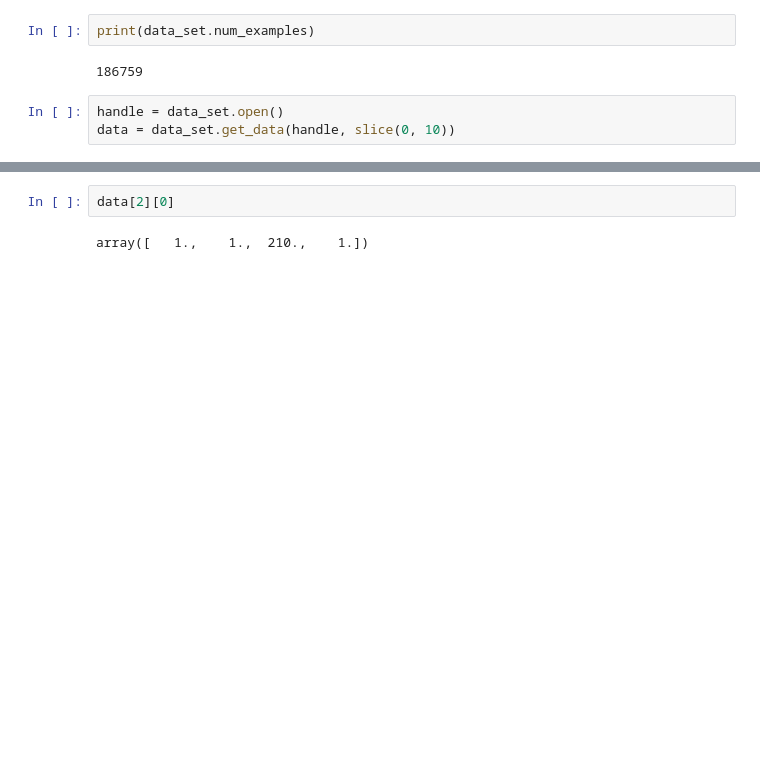
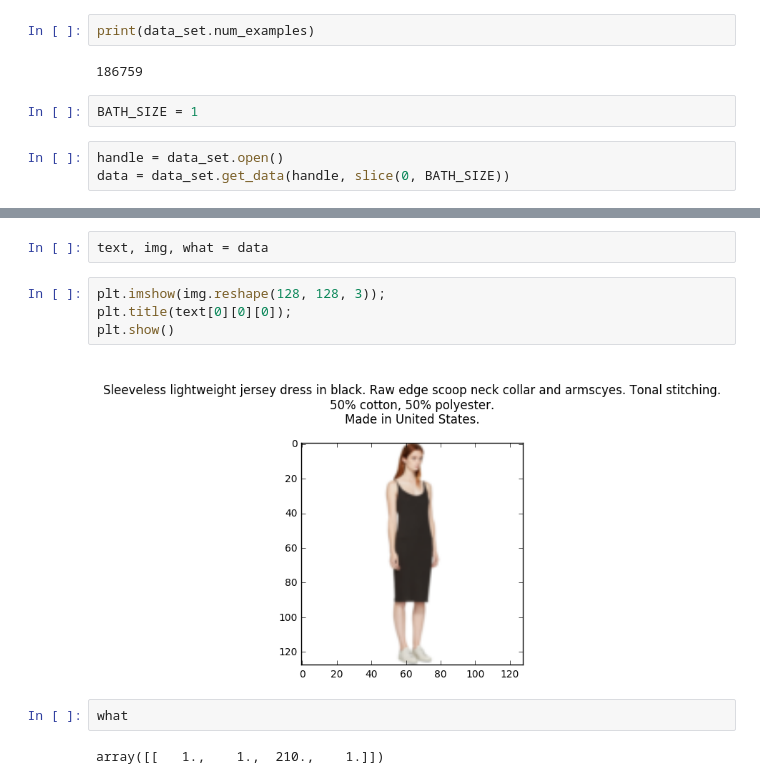
Before and after one commit to 1o0ko/StackGAN, a Jupyter notebook: notebook/data_demo.ipynb, the cells around one changed output, grey strips where cells are left out. Drawn from its saved outputs; the diff is of its cells as text; blank space fills up the shorter version.

```diff
--- a/notebook/data_demo.ipynb
+++ b/notebook/data_demo.ipynb
@@ -13,6 +9,8 @@ data_set
 print(data_set.num_examples)
 # %% [output]
 186759
+# %%
+BATH_SIZE = 1
 # %%
 handle = data_set.open()
-data = data_set.get_data(handle, slice(0, 10))
+data = data_set.get_data(handle, slice(0, BATH_SIZE))
@@ -26,4 +17,12 @@ plt.show()
-# %%
-data[2][0]
-# %% [output]
-array([   1.,    1.,  210.,    1.])
+# %%
+text, img, what = data
+# %%
+plt.imshow(img.reshape(128, 128, 3));
+plt.title(text[0][0][0]);
+plt.show()
+# %% [output]
+[figure, added]
+# %%
+what
+# %% [output]
+array([[   1.,    1.,  210.,    1.]])
```
Also changed, not shown: parts of 3 cells of this notebook.
